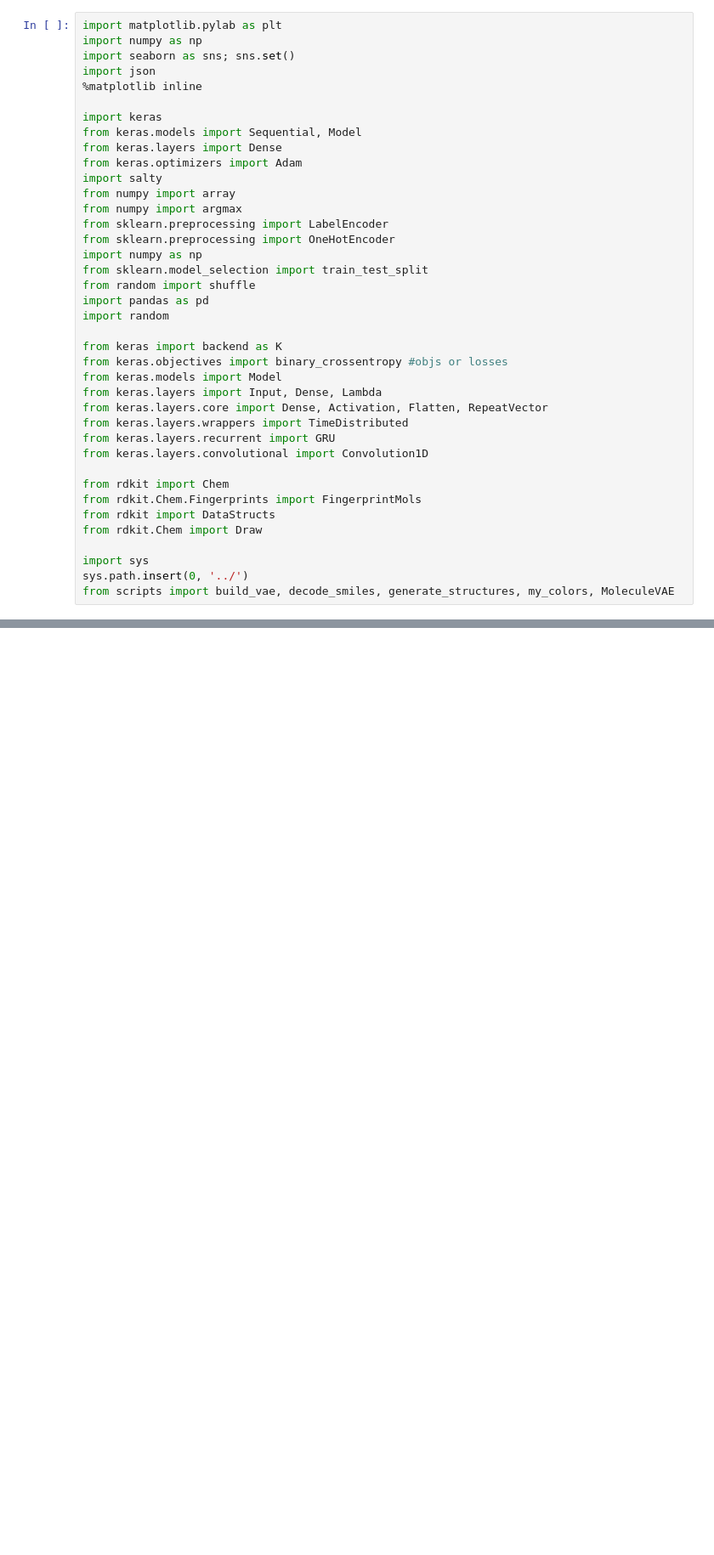
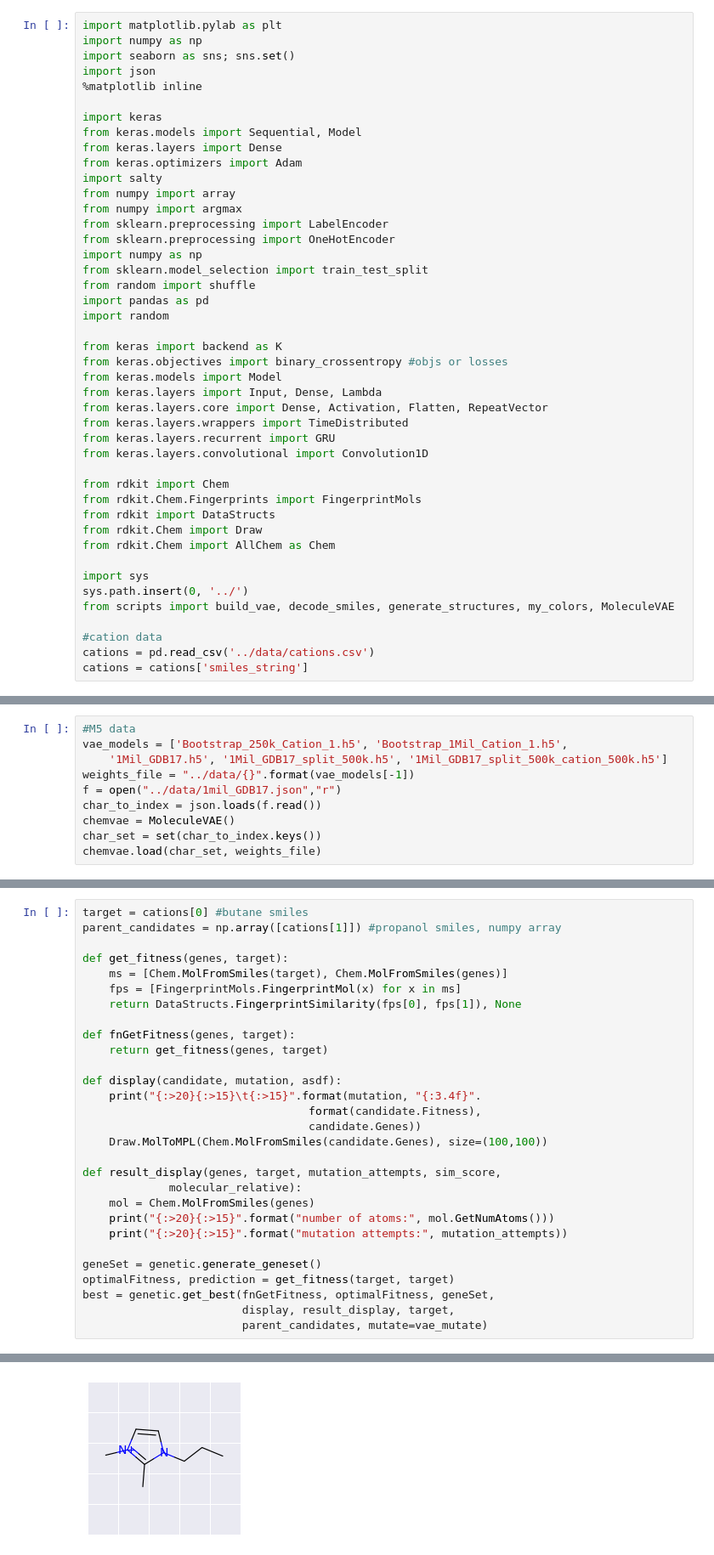
Before and after one commit to cmashraf/generative_learners_salts, a Jupyter notebook: notebooks/4_ea_vae_search.ipynb, the cells around one changed output, grey strips where cells are left out. Shown at 85% size. Drawn from its saved outputs; the diff is of its cells as text; blank space fills up the shorter version.

```diff
--- a/notebooks/4_ea_vae_search.ipynb
+++ b/notebooks/4_ea_vae_search.ipynb
@@ -33,7 +33,12 @@ from rdkit import Chem
 from rdkit.Chem.Fingerprints import FingerprintMols
 from rdkit import DataStructs
 from rdkit.Chem import Draw
+from rdkit.Chem import AllChem as Chem
 
 import sys
 sys.path.insert(0, '../')
 from scripts import build_vae, decode_smiles, generate_structures, my_colors, MoleculeVAE
+
+#cation data
+cations = pd.read_csv('../data/cations.csv')
+cations = cations['smiles_string']
@@ -39,0 +88,10 @@ from scripts import build_vae, decode_smiles, generate_structures, my_colors, Mo
+# %%
+#M5 data
+vae_models = ['Bootstrap_250k_Cation_1.h5', 'Bootstrap_1Mil_Cation_1.h5',
+    '1Mil_GDB17.h5', '1Mil_GDB17_split_500k.h5', '1Mil_GDB17_split_500k_cation_500k.h5']
+weights_file = "../data/{}".format(vae_models[-1])
+f = open("../data/1mil_GDB17.json","r")
+char_to_index = json.loads(f.read())
+chemvae = MoleculeVAE()
+char_set = set(char_to_index.keys())
+chemvae.load(char_set, weights_file)
@@ -39,0 +139,30 @@ from scripts import build_vae, decode_smiles, generate_structures, my_colors, Mo
+# %%
+target = cations[0] #butane smiles
+parent_candidates = np.array([cations[1]]) #propanol smiles, numpy array
+
+def get_fitness(genes, target):
+    ms = [Chem.MolFromSmiles(target), Chem.MolFromSmiles(genes)]
+    fps = [FingerprintMols.FingerprintMol(x) for x in ms]
+    return DataStructs.FingerprintSimilarity(fps[0], fps[1]), None
+
+def fnGetFitness(genes, target):
+    return get_fitness(genes, target)
+
+def display(candidate, mutation, asdf):
+    print("{:>20}{:>15}\t{:>15}".format(mutation, "{:3.4f}".
+                                  format(candidate.Fitness),
+                                  candidate.Genes))
+    Draw.MolToMPL(Chem.MolFromSmiles(candidate.Genes), size=(100,100))
+
+def result_display(genes, target, mutation_attempts, sim_score,
+             molecular_relative):
+    mol = Chem.MolFromSmiles(genes)
+    print("{:>20}{:>15}".format("number of atoms:", mol.GetNumAtoms()))
+    print("{:>20}{:>15}".format("mutation attempts:", mutation_attempts))
+
+geneSet = genetic.generate_geneset()
+optimalFitness, prediction = get_fitness(target, target)
+best = genetic.get_best(fnGetFitness, optimalFitness, geneSet,
+                        display, result_display, target,
+                        parent_candidates, mutate=vae_mutate)
+# %% [output]
@@ -39,0 +206 @@ from scripts import build_vae, decode_smiles, generate_structures, my_colors, Mo
+[figure, added]
```
Also changed, not shown: parts of 8 cells of this notebook, 36 other files.
